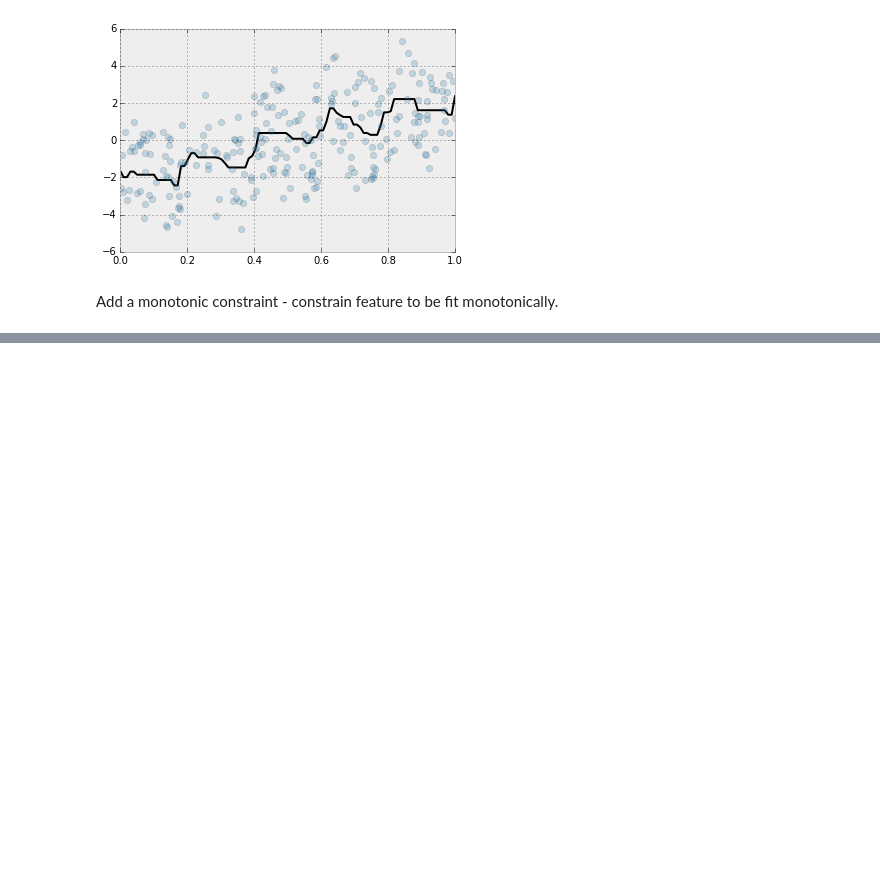
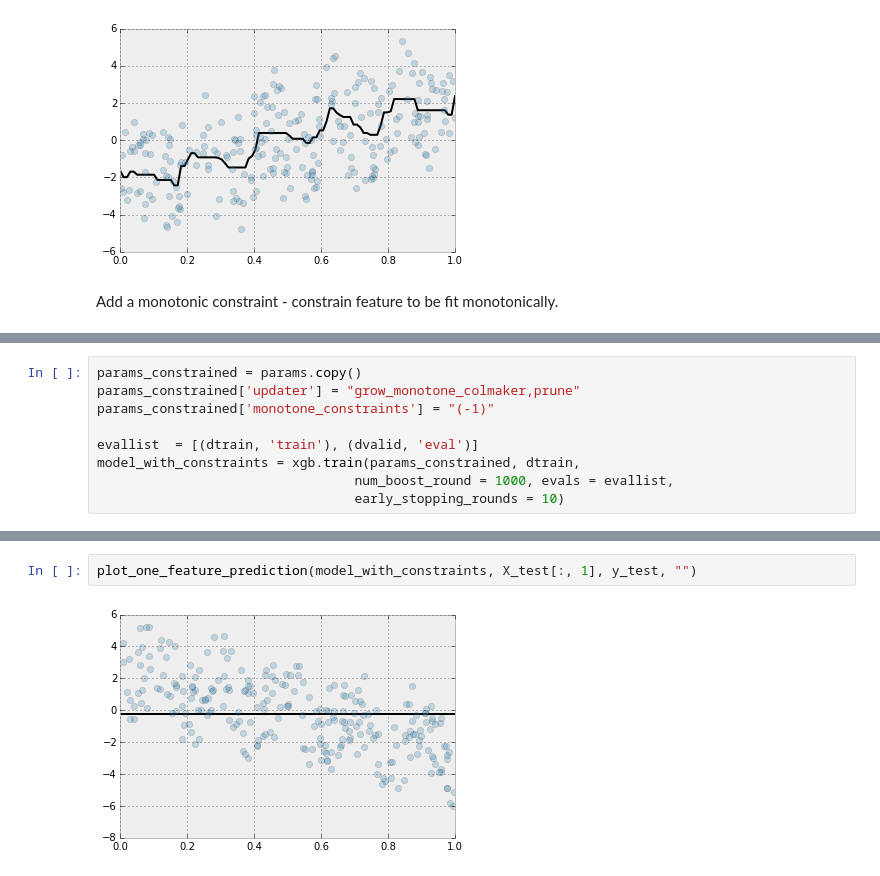
Before and after one commit to madrury/xgboost-monotonic-testing, a Jupyter notebook: xgboost-monotonic-testing.ipynb, the cells around one changed output, grey strips where cells are left out. Drawn from its saved outputs; the diff is of its cells as text; blank space fills up the shorter version.

```diff
--- a/xgboost-monotonic-testing.ipynb
+++ b/xgboost-monotonic-testing.ipynb
@@ -115,0 +148,9 @@ plot_one_feature_prediction(model_with_constraints, X_test[:, 0], y_test, "")
+# %%
+params_constrained = params.copy()
+params_constrained['updater'] = "grow_monotone_colmaker,prune"
+params_constrained['monotone_constraints'] = "(-1)"
+
+evallist  = [(dtrain, 'train'), (dvalid, 'eval')]
+model_with_constraints = xgb.train(params_constrained, dtrain,
+                                 num_boost_round = 1000, evals = evallist,
+                                 early_stopping_rounds = 10)
@@ -115,0 +175,4 @@ plot_one_feature_prediction(model_with_constraints, X_test[:, 0], y_test, "")
+# %%
+plot_one_feature_prediction(model_with_constraints, X_test[:, 1], y_test, "")
+# %% [output]
+[figure, added]
```
Also changed, not shown: parts of 11 cells of this notebook.
